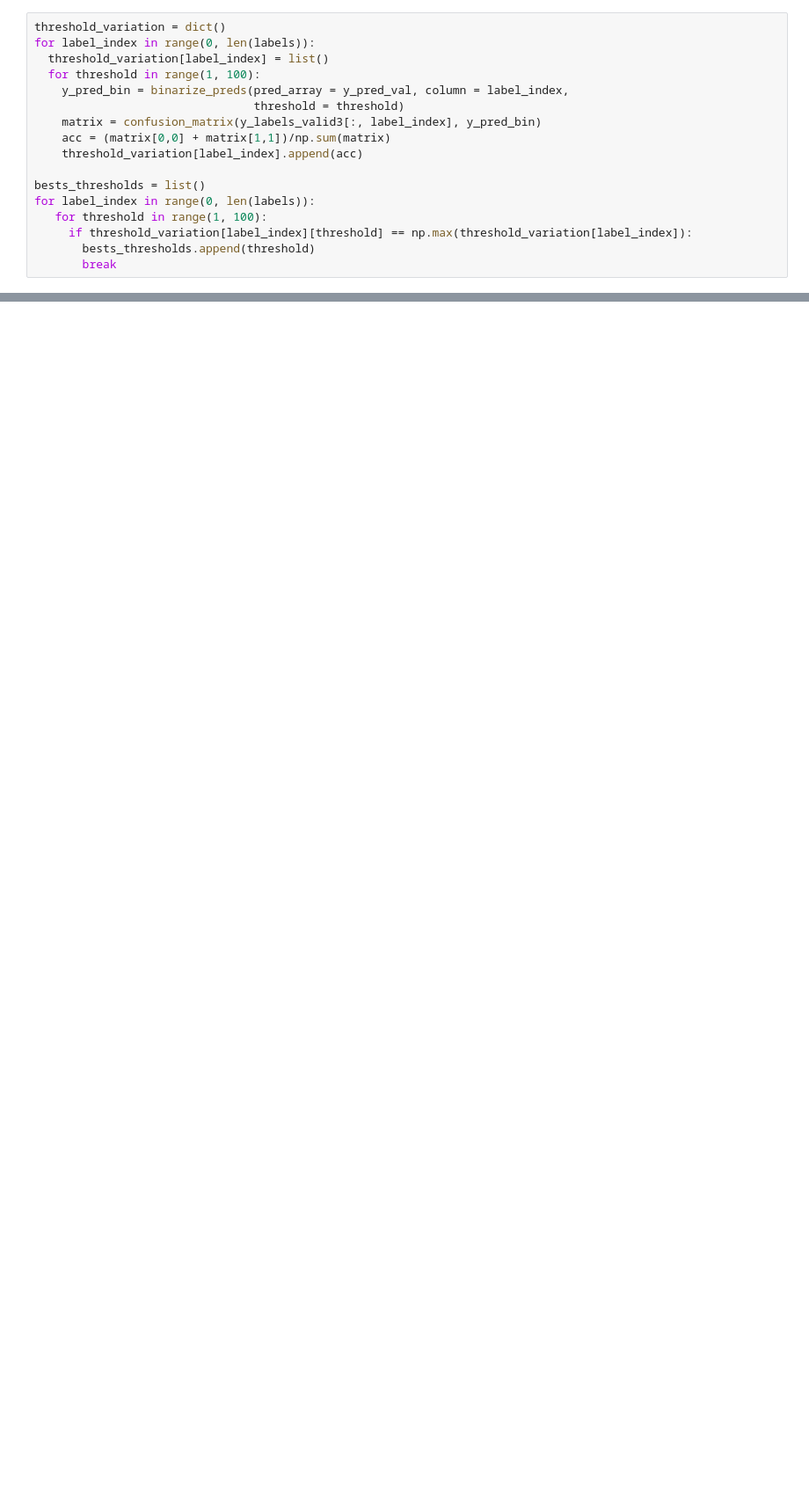
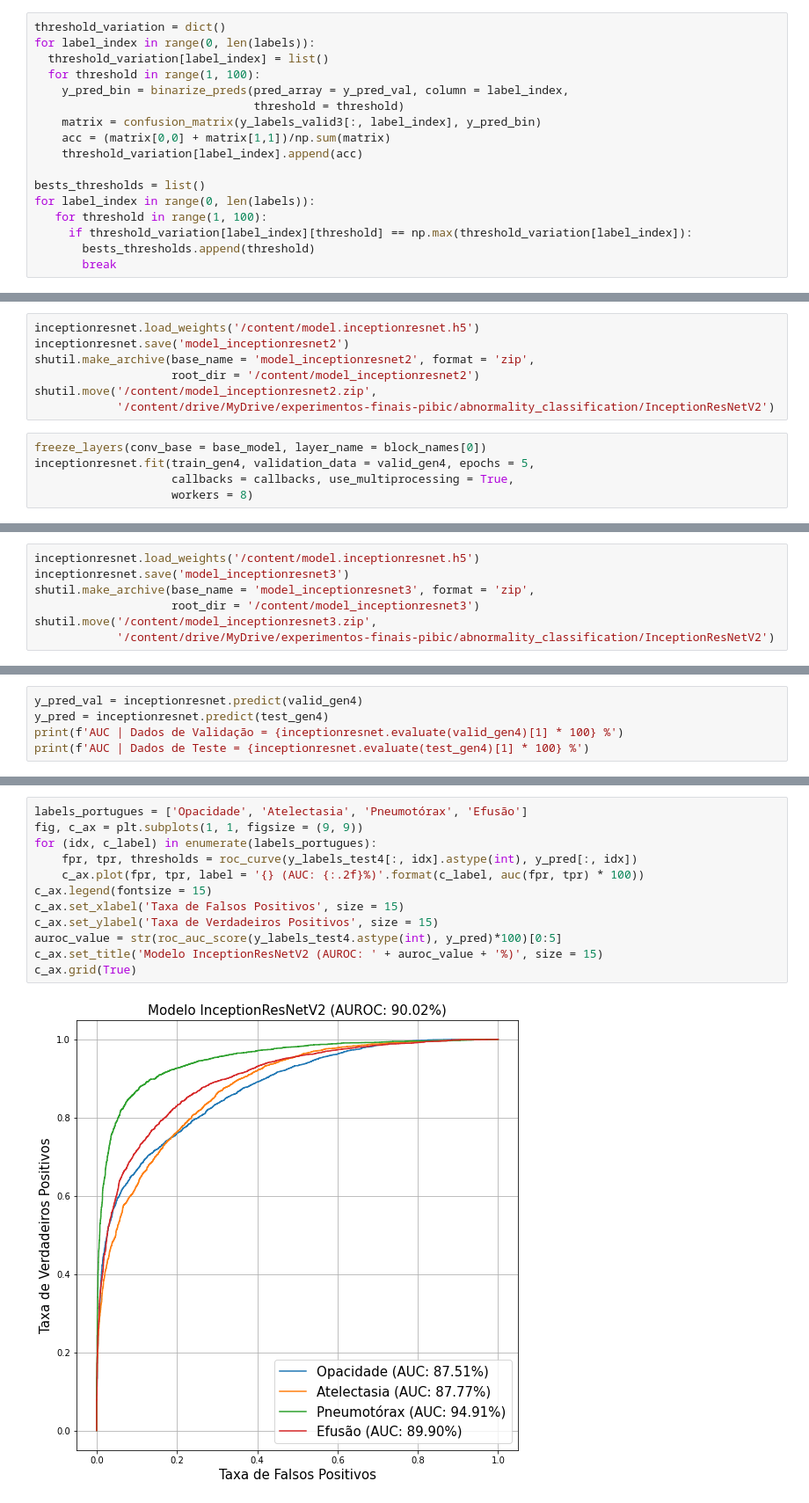
Before and after one commit to Alyssonmach/cnn-lung-diseases, a Jupyter notebook: experiments/second-paper/abnormality_classification.ipynb, the cells around one changed output, grey strips where cells are left out. Shown at 88% size. Saved outputs shown, nothing was run; the diff lists cells and outputs as text; blank space fills up the shorter version.

```diff
--- a/experiments/second-paper/abnormality_classification.ipynb
+++ b/experiments/second-paper/abnormality_classification.ipynb
@@ -893,0 +972,12 @@ Sensibilidade = 79.29393097976994 % | F1 Score = 83.01495016611295 %
+# %%
+inceptionresnet.load_weights('/content/model.inceptionresnet.h5')
+inceptionresnet.save('model_inceptionresnet2')
+shutil.make_archive(base_name = 'model_inceptionresnet2', format = 'zip',
+                    root_dir = '/content/model_inceptionresnet2')
+shutil.move('/content/model_inceptionresnet2.zip',
+            '/content/drive/MyDrive/experimentos-finais-pibic/abnormality_classification/InceptionResNetV2')
+# %%
+freeze_layers(conv_base = base_model, layer_name = block_names[0])
+inceptionresnet.fit(train_gen4, validation_data = valid_gen4, epochs = 5,
+                    callbacks = callbacks, use_multiprocessing = True,
+                    workers = 8)
@@ -893,0 +1001,7 @@ Sensibilidade = 79.29393097976994 % | F1 Score = 83.01495016611295 %
+# %%
+inceptionresnet.load_weights('/content/model.inceptionresnet.h5')
+inceptionresnet.save('model_inceptionresnet3')
+shutil.make_archive(base_name = 'model_inceptionresnet3', format = 'zip',
+                    root_dir = '/content/model_inceptionresnet3')
+shutil.move('/content/model_inceptionresnet3.zip',
+            '/content/drive/MyDrive/experimentos-finais-pibic/abnormality_classification/InceptionResNetV2')
@@ -893,0 +1011,5 @@ Sensibilidade = 79.29393097976994 % | F1 Score = 83.01495016611295 %
+# %%
+y_pred_val = inceptionresnet.predict(valid_gen4)
+y_pred = inceptionresnet.predict(test_gen4)
+print(f'AUC | Dados de Validação = {inceptionresnet.evaluate(valid_gen4)[1] * 100} %')
+print(f'AUC | Dados de Teste = {inceptionresnet.evaluate(test_gen4)[1] * 100} %')
@@ -893,0 +1021,14 @@ Sensibilidade = 79.29393097976994 % | F1 Score = 83.01495016611295 %
+# %%
+labels_portugues = ['Opacidade', 'Atelectasia', 'Pneumotórax', 'Efusão']
+fig, c_ax = plt.subplots(1, 1, figsize = (9, 9))
+for (idx, c_label) in enumerate(labels_portugues):
+    fpr, tpr, thresholds = roc_curve(y_labels_test4[:, idx].astype(int), y_pred[:, idx])
+    c_ax.plot(fpr, tpr, label = '{} (AUC: {:.2f}%)'.format(c_label, auc(fpr, tpr) * 100))
+c_ax.legend(fontsize = 15)
+c_ax.set_xlabel('Taxa de Falsos Positivos', size = 15)
+c_ax.set_ylabel('Taxa de Verdadeiros Positivos', size = 15)
+auroc_value = str(roc_auc_score(y_labels_test4.astype(int), y_pred)*100)[0:5]
+c_ax.set_title('Modelo InceptionResNetV2 (AUROC: ' + auroc_value + '%)', size = 15)
+c_ax.grid(True)
+# %% [output]
+[figure, added]
```
Also changed, not shown: parts of 29 cells of this notebook.
